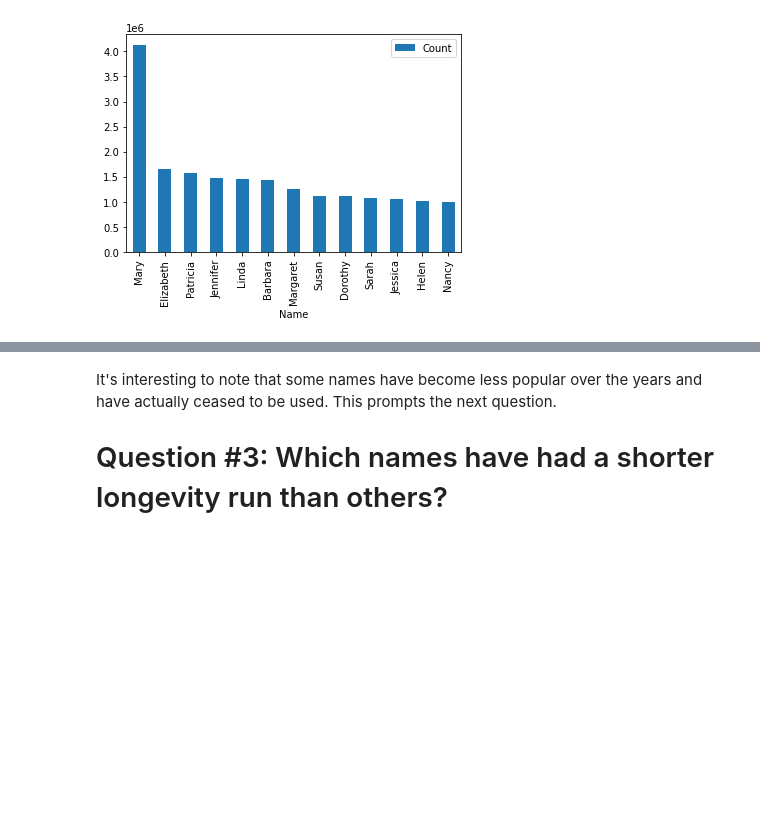
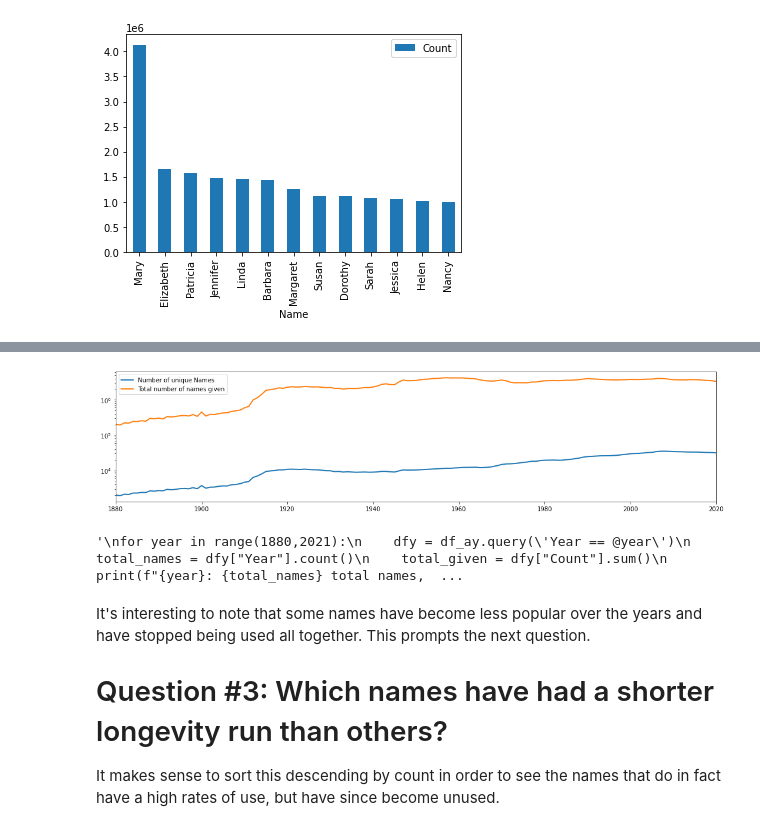
Before and after one commit to timputt/HCI584-Putt-Project-Name-Research, a Jupyter notebook: research_names.ipynb, the cells around one changed output, grey strips where cells are left out. Cells and saved outputs as stored; diff of their text form; code cells hidden in the pictures; blank space fills up the shorter version.

```diff
--- a/research_names.ipynb
+++ b/research_names.ipynb
@@ -77,16 +76,0 @@ Total number of unique names by year. To show how this might impact the all time
-# %%
-df_ay = pd.read_csv("ssn_files/all_years.csv")
-print(df_ay)
-
-#y = []
-
-for i in df_ay:
-    i = 1880
-    dfy = df_ay.query('2017 == Year')
-    total_names = dfy["Year"].count()
-    total_given = dfy["Count"].sum()
-    if y <= 2020:
-        y = y + 1
-
-
-print(total_names, total_given)
@@ -108,0 +77,58 @@ print(total_names, total_given)
+# %%
+# Reminder of what's in the df_ay dataframe`
+# Name,Gender,Count,Year
+# Mary,F,7065,1880
+
+df_ay = pd.read_csv("ssn_files/all_years.csv")
+
+plt. figure(figsize=(18, 4)) # set up aspect
+
+#Making a new df to Group the number of names given in a year
+df_ay2 = df_ay.groupby("Year", as_index=False)["Name"].count()
+print(df_ay2.head())
+
+#Making a new df to Group the total count of names given by year
+df_ay3 = df_ay.groupby("Year", as_index=False)["Count"].sum()
+print(df_ay3.head())
+
+plt.plot( 'Year', 'Name', data=df_ay2,
+    linewidth=2,
+    label="Number of unique Names ")
+
+plt.plot( 'Year', 'Count', data=df_ay3,
+    linewidth=2,
+    label="Total number of names given")
+
+# show legend
+plt.legend()
+plt.xlim(1880, 2020) #
+
+#make sense to show as a log because the values are so different
+plt.yscale('log')
+
+# show graph
+plt.show()
+
+
+'''
+#The original attempt:
+for year in range(1880,2021):
+    dfy = df_ay.query('Year == @year')
+    total_names = dfy["Year"].count()
+    total_given = dfy["Count"].sum()
+    print(f"{year}: {total_names} total names, {total_given} total given names")
+
+    plt.plot( 'Year', 'Count', data=dfy,
+            linewidth=2,
+            label=total_names)
+
+# show legend
+plt.legend()
+plt.xlim(1880, 2020) #
+
+#plt.yscale('log') #make sense for some presentations
+
+# show graph
+plt.show()
+'''
+# %% [output]
@@ -109,6 +147,9 @@ print(total_names, total_given)
+[figure, added]
+'\nfor year in range(1880,2021):\n    dfy = df_ay.query(\'Year == @year\')\n    total_names = dfy["Year"].count()\n    total_given = dfy["Count"].sum()\n    print(f"{year}: {total_names} total names,  ...
 # %% [markdown]
-It's interesting to note that some names have become less popular over the years and have actually ceased to be used. This prompts the next question.
+It's interesting to note that some names have become less popular over the years and have stopped being used all together. This prompts the next question.
 # Question #3: Which names have had a shorter longevity run than others?
+It makes sense to sort this descending by count in order to see the names that do in fact have a high rates of use, but have since become unused.
 # %%
 df = df_name_stats.loc[0:50000] # pull out top 20 (by Count)
 
```
Also changed, not shown: parts of 17 cells of this notebook, 2 other files.
